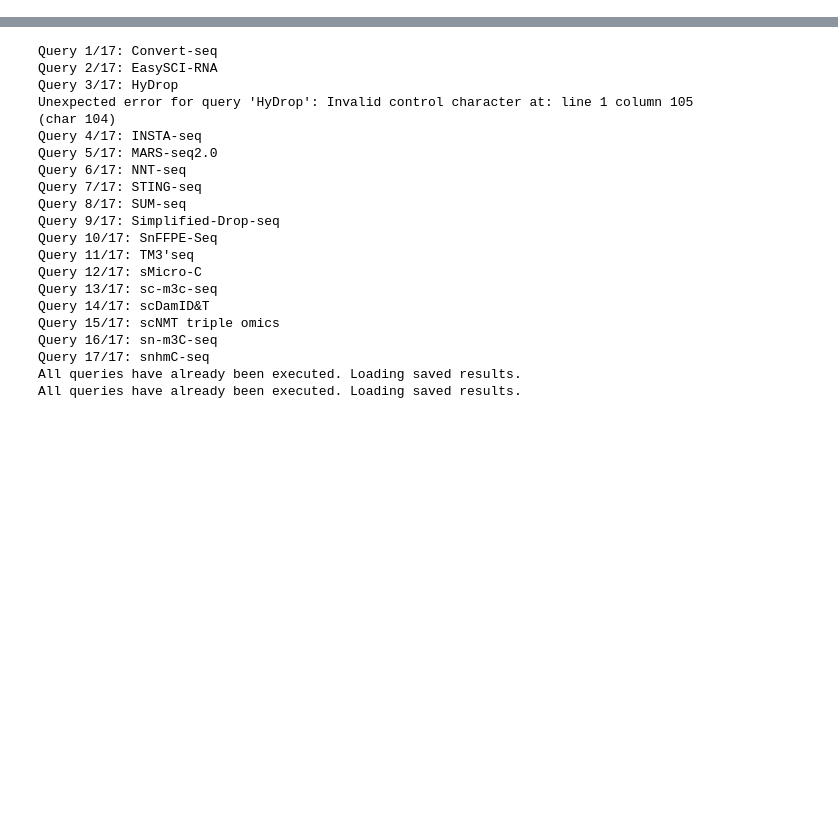
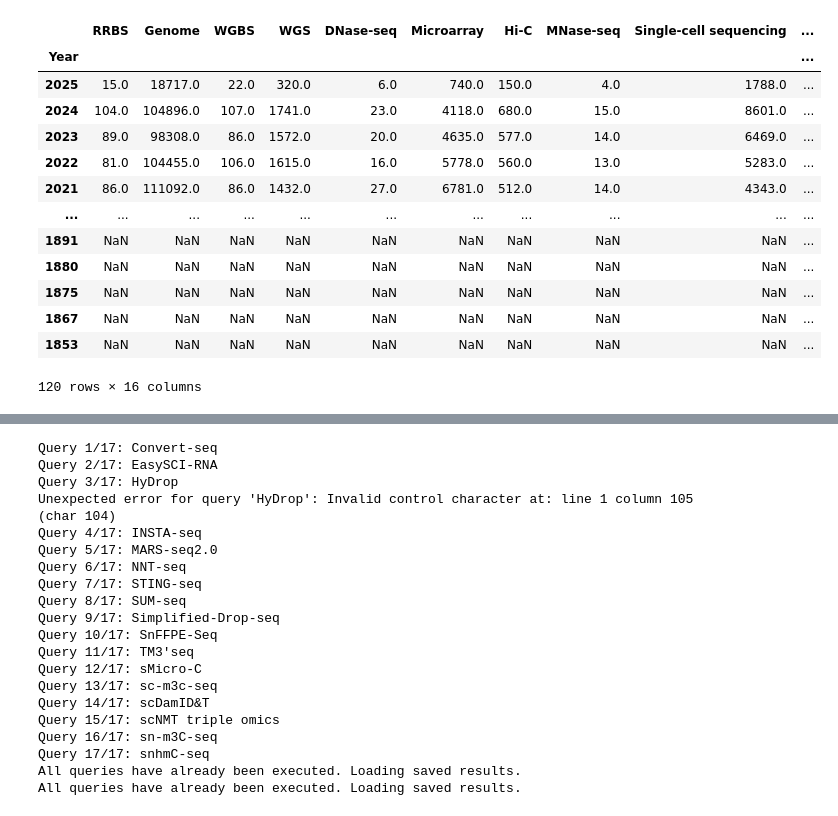
Before and after one commit to fderop/phd_thesis, a Jupyter notebook: ipynb/pub.ipynb, the cells around one changed output, grey strips where cells are left out. Saved outputs shown, nothing was run; the diff lists cells and outputs as text; code cells hidden in the pictures; blank space fills up the shorter version.

```diff
--- a/ipynb/pub.ipynb
+++ b/ipynb/pub.ipynb
@@ -0,0 +73,19 @@
+# %%
+
+df = pd.read_csv(merged_output_file).set_index("Year")
+df
+# %% [output]
+|  | RRBS | Genome | WGBS | WGS | DNase-seq | Microarray | Hi-C | MNase-seq | Single-cell sequencing | ... |
+| Year |  |  |  |  |  |  |  |  |  | ... |
+| 2025 | 15.0 | 18717.0 | 22.0 | 320.0 | 6.0 | 740.0 | 150.0 | 4.0 | 1788.0 | ... |
+| 2024 | 104.0 | 104896.0 | 107.0 | 1741.0 | 23.0 | 4118.0 | 680.0 | 15.0 | 8601.0 | ... |
+| 2023 | 89.0 | 98308.0 | 86.0 | 1572.0 | 20.0 | 4635.0 | 577.0 | 14.0 | 6469.0 | ... |
+| 2022 | 81.0 | 104455.0 | 106.0 | 1615.0 | 16.0 | 5778.0 | 560.0 | 13.0 | 5283.0 | ... |
+| 2021 | 86.0 | 111092.0 | 86.0 | 1432.0 | 27.0 | 6781.0 | 512.0 | 14.0 | 4343.0 | ... |
+| ... | ... | ... | ... | ... | ... | ... | ... | ... | ... | ... |
+| 1891 | NaN | NaN | NaN | NaN | NaN | NaN | NaN | NaN | NaN | ... |
+| 1880 | NaN | NaN | NaN | NaN | NaN | NaN | NaN | NaN | NaN | ... |
+| 1875 | NaN | NaN | NaN | NaN | NaN | NaN | NaN | NaN | NaN | ... |
+| 1867 | NaN | NaN | NaN | NaN | NaN | NaN | NaN | NaN | NaN | ... |
+| 1853 | NaN | NaN | NaN | NaN | NaN | NaN | NaN | NaN | NaN | ... |
+120 rows × 16 columns
```
Also changed, not shown: parts of 7 cells of this notebook, 18 other files.
